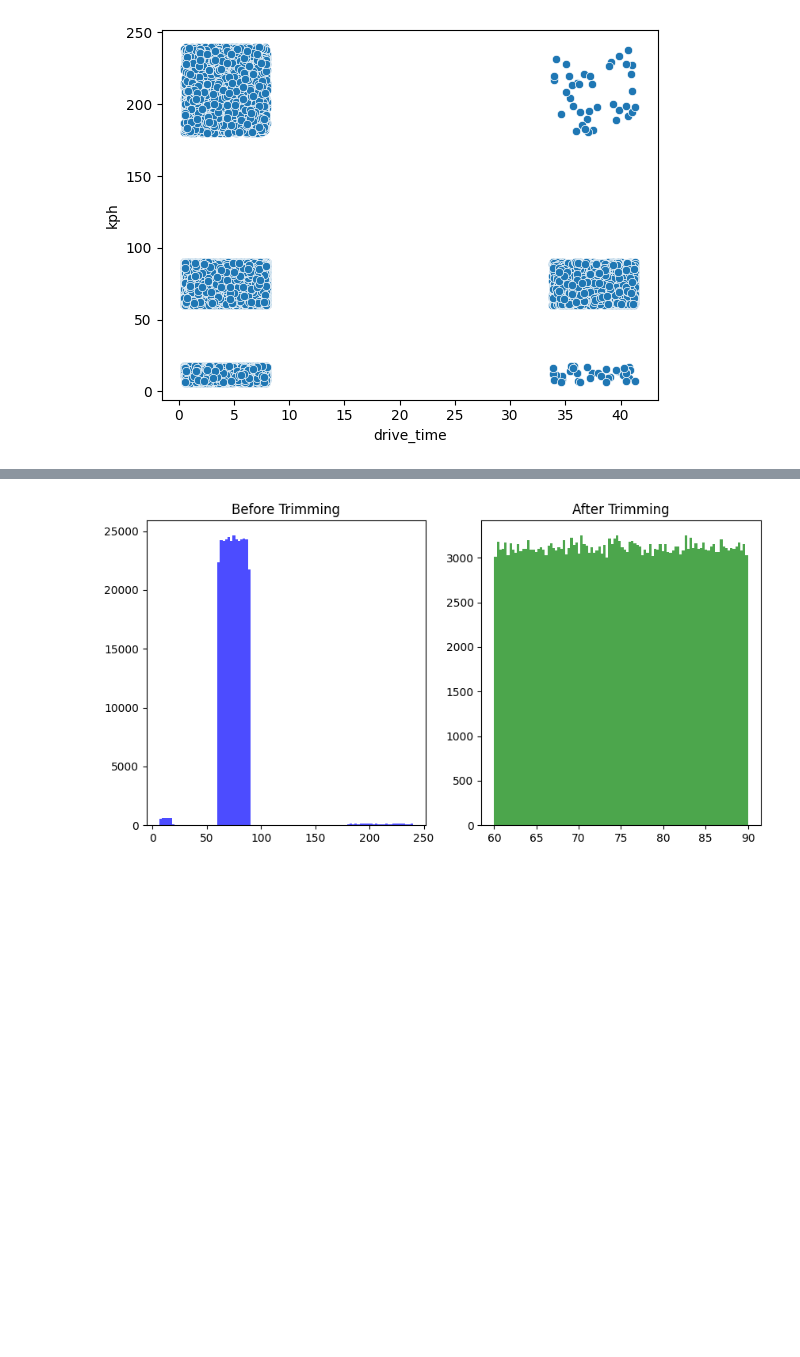
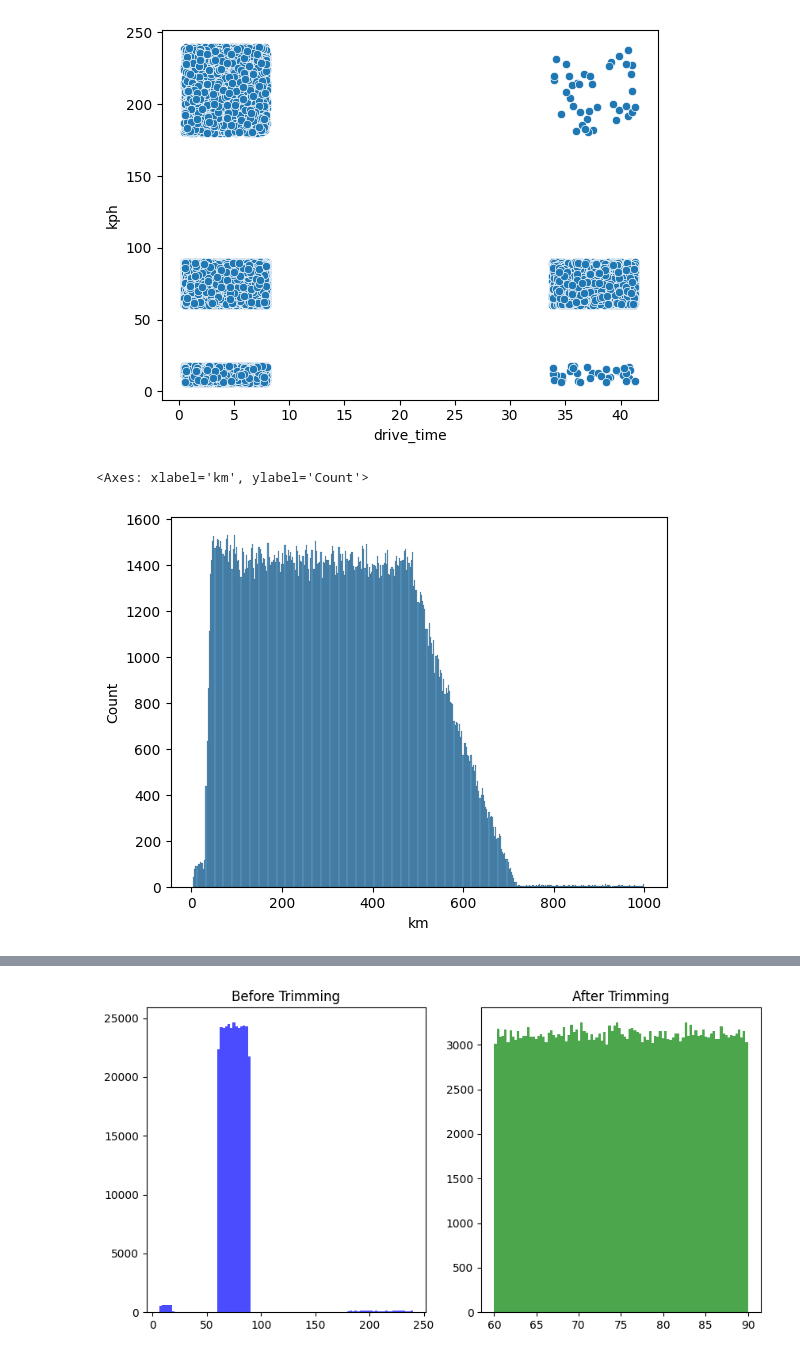
Before and after one commit to ronTohar1/CV_training, a Jupyter notebook: basic/python/Basic - Azrieli & Sons data/project_files/presentings.ipynb, the cells around one changed output, grey strips where cells are left out. Saved outputs shown, nothing was run; the diff lists cells and outputs as text; code cells hidden in the pictures; blank space fills up the shorter version.

```diff
--- a/basic/python/Basic - Azrieli & Sons data/project_files/presentings.ipynb
+++ b/basic/python/Basic - Azrieli & Sons data/project_files/presentings.ipynb
@@ -152,3 +152,8 @@ sns.scatterplot(x="drive_time", y="kph", data=trips_df)
 # %% [output]
 <Axes: xlabel='drive_time', ylabel='kph'>
 [figure]
+# %%
+sns.histplot(x="km",data=trips_df[trips_df["km"]<1000],bins=400)
+# %% [output]
+<Axes: xlabel='km', ylabel='Count'>
+[figure, added]
```
Also changed, not shown: parts of 2 cells of this notebook, 2 other files.
